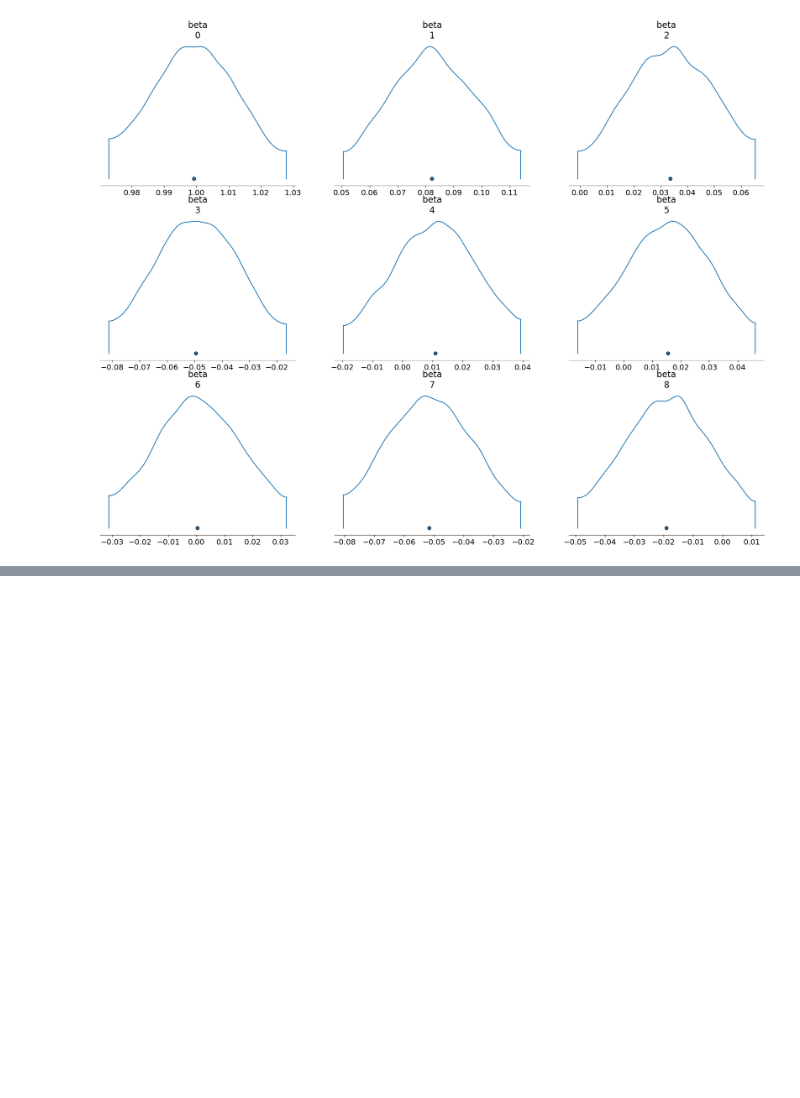
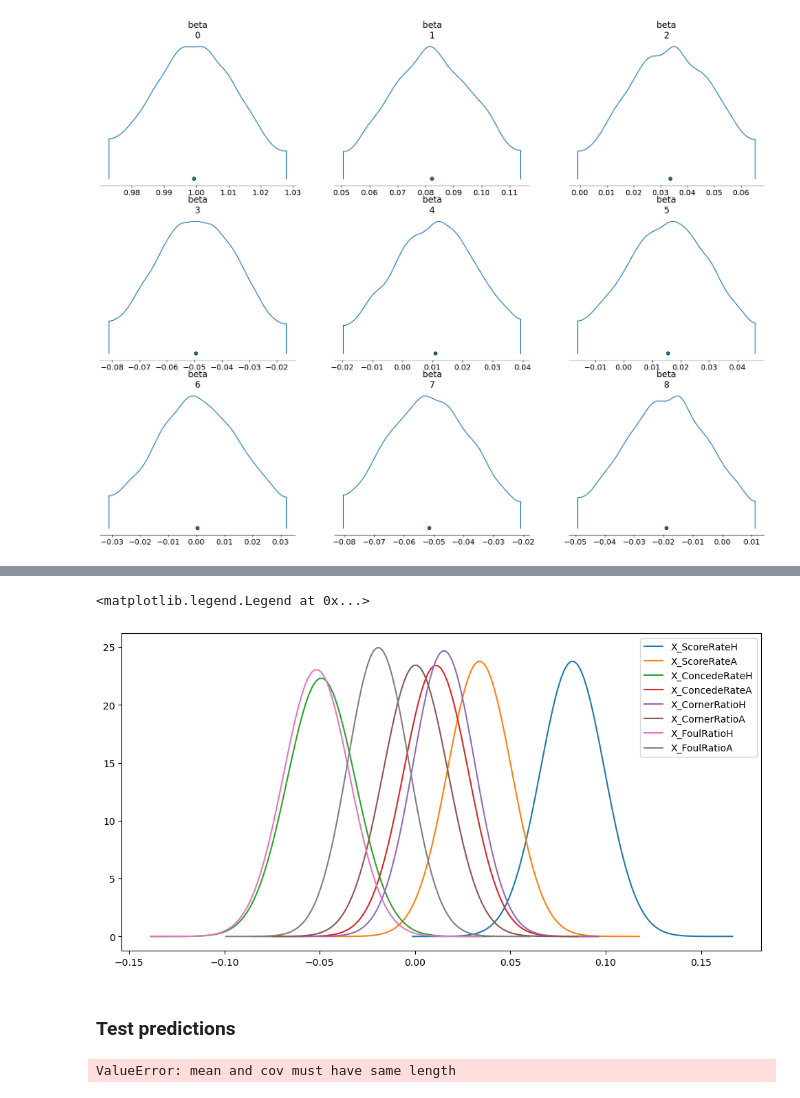
Before and after one commit to strojanski/ML-DS-I, a Jupyter notebook: hw6 - bayes/main.ipynb, the cells around one changed output, grey strips where cells are left out. Drawn from its saved outputs; the diff is of its cells as text; code cells hidden in the pictures; blank space fills up the shorter version.

```diff
--- a/hw6 - bayes/main.ipynb
+++ b/hw6 - bayes/main.ipynb
@@ -161,0 +243,3 @@ array([[<Axes: title={'center': 'beta\n0'}>,
+# %%
+mean_beta = result.x
+mean_beta   # We got mu, need standard deviation for each beta
@@ -161,0 +252,18 @@ array([[<Axes: title={'center': 'beta\n0'}>,
+# %%
+# Laplace approximation
+hess = hessian(mean_beta, X, y, alpha)
+S = np.linalg.inv(hess)  # Covariance matrix
+# %%
+betas_final = []
+# mean_beta = mean_beta[1:]  # Exclude intercept  -- dont, you need it later
+for i, mbeta in enumerate(mean_beta):
+    if i == 0:
+        continue
+    print(S[i, i])
+    sd = np.sqrt(S[i, i])
+
+    x_range = 5 * sd    # Range for plotting - get all values within 5 standard deviations
+    x_val = np.linspace(mbeta - x_range, mbeta + x_range, 100)
+    pdf = (1 / (sd * np.sqrt(2 * np.pi))) * np.exp(-0.5 * ((x_val - mbeta) / sd) ** 2)  # Normal pdf
+
+    betas_final.append((x_val, pdf))
@@ -161,0 +299,13 @@ array([[<Axes: title={'center': 'beta\n0'}>,
+# %%
+import matplotlib.pyplot as plt
+
+plt.figure(figsize=(12, 6))
+
+for i, (x_val, pdf) in enumerate(betas_final):
+    plt.plot(x_val, pdf, label=f"{names[i]}")
+plt.legend()
+# %% [output]
+<matplotlib.legend.Legend at 0x...>
+[figure, added]
+# %% [markdown]
+### Test predictions
@@ -161,0 +316,16 @@ array([[<Axes: title={'center': 'beta\n0'}>,
+# %%
+beta_samples = np.random.multivariate_normal(mean_beta, S, size=1000)
+pred_samples = np.exp(X_test @ beta_samples.T)  # Predictions for each sample
+
+# point estimates
+# MSE
+mse_pred = np.mean(pred_samples, axis=1)
+
+# Abs error
+abs_pred = np.median(pred_samples, axis=1)
+
+# Accuracy
+from scipy.stats import mode
+acc_pred = np.round(mode(pred_samples, axis=1).mode.flatten()).astype(int)
+# %% [output]
+ValueError: mean and cov must have same length
```
Also changed, not shown: parts of 19 cells of this notebook, 1 other file.
